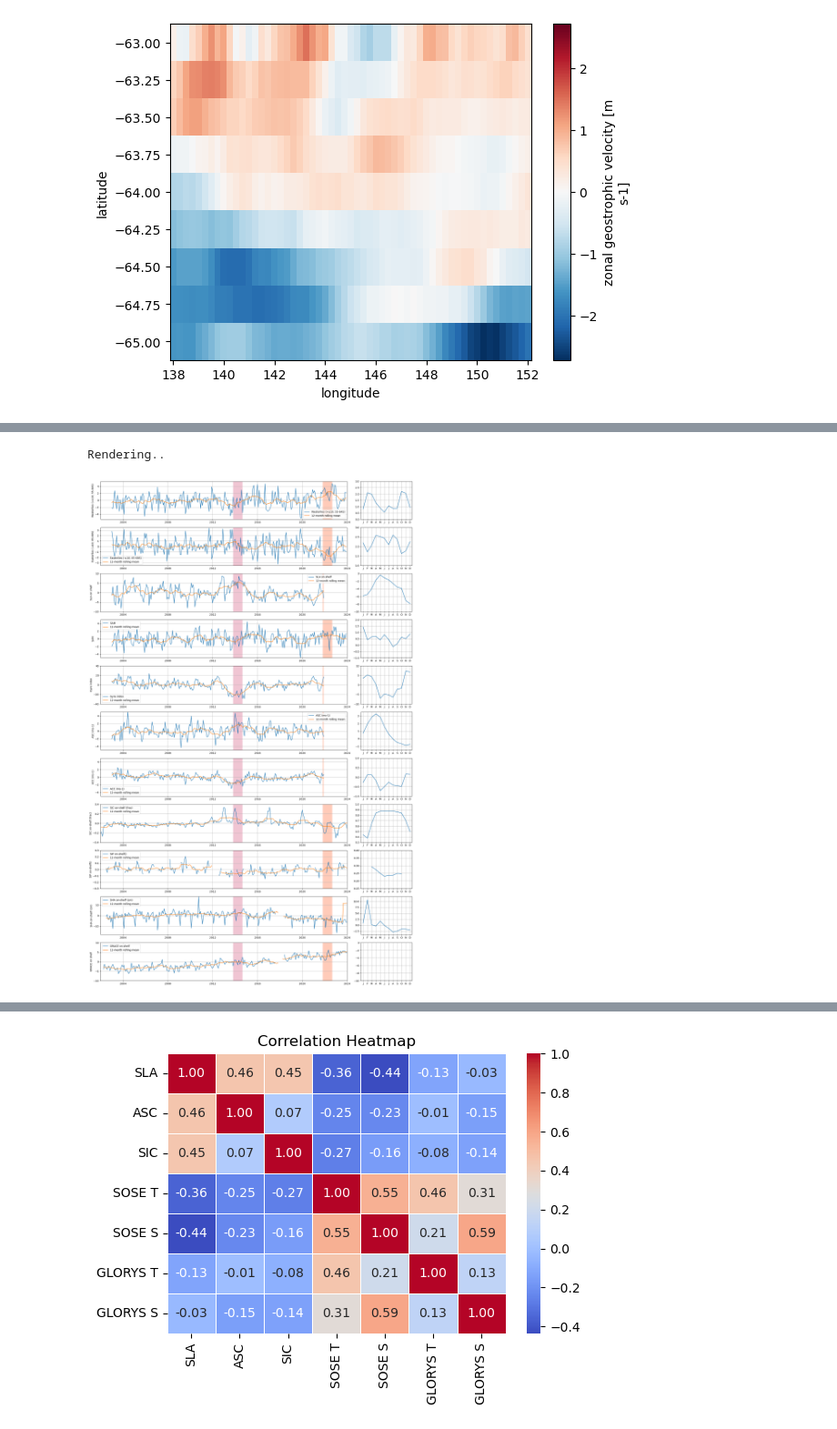
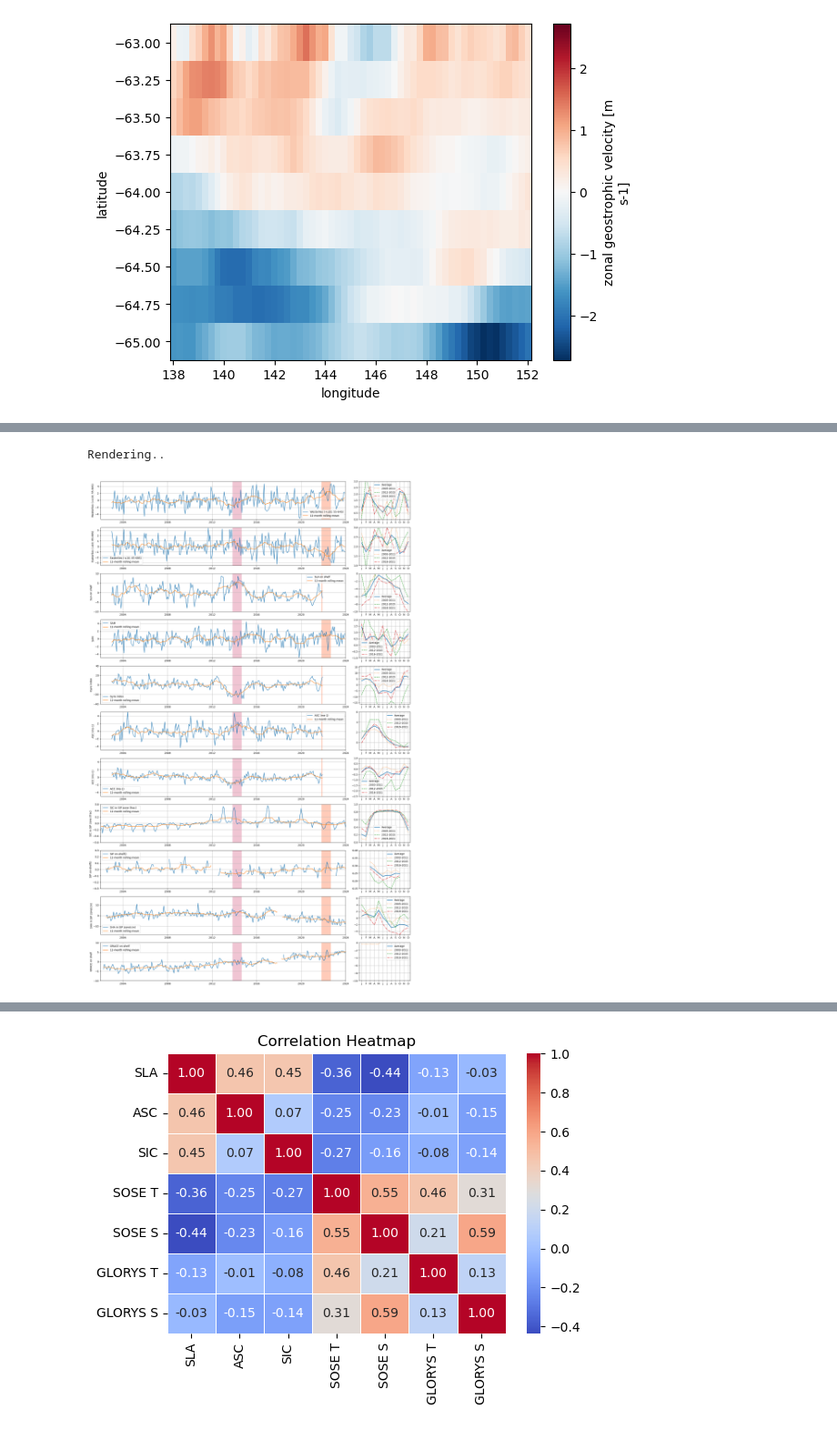
Before and after one commit to eejco/thesis_c3, a Jupyter notebook: slope_index copy.ipynb, the cells around one changed output, grey strips where cells are left out. Shown at 91% size. Cells and saved outputs as stored; diff of their text form; code cells hidden in the pictures.

Commit message:
sip plots

```diff
--- a/slope_index copy.ipynb
+++ b/slope_index copy.ipynb
@@ -33,13 +38,13 @@ sha_ds_sla = StericHeight(ssh_ref='DOT',
                       ssh=dotds.dot,#sla_,#SLA(deg=1).da,
                       msl=None,
                       lwe=lwe_ds.lwe_thickness
-                      ).get_sha()
+                      ).get_sha().sel(time=slice(dotds.time[0],pd.Timestamp(2024,1,1)))
 # %%
 gyre_index = xr.open_dataarray('gyre_index.nc')
 # %%
 extent_ac = [138,152,-68,-63]
 extent_ea = [60,160,-70,-60]
-extent_polynya = [140,145,-67,-66]
+extent_sip= [140,146,-67,-66.5]
 
 elevation_ea = elevation_.sel(latitude = slice(extent_ea[2], extent_ea[3]), longitude = slice(extent_ea[0],extent_ea[1]))
 elevation_ac = elevation_.sel(latitude = slice(extent_ac[2], extent_ac[3]), longitude = slice(extent_ac[0],extent_ac[1]))
@@ -92,6 +97,8 @@ region_ea = Region('EA',extent_ea)
 
 extent_gyre = [145,149,-66.5,-65.5]
 region_gyre = Region('Gyre',extent=extent_gyre)
+
+region_sip = Region('SIP',extent_sip)
 
 winds_ea = region_ea.crop_da(winds_)
 
@@ -101,10 +108,10 @@ sla_gyre = region_gyre.crop_da(sla_)
 winds = region_ac.crop_da(winds_)
 dot =region_ac.crop_da(dotds)
 sice = region_ac.crop_da(sice_)
-sic_shelf = region_ac_shelf.crop_da(sice_)
+sic_sip = region_sip.crop_da(sice_)
 sip_shelf = sip.where(sip.elevation > -1000,drop=True)
 lwe_shelf = region_ac_shelf.crop_da(lwe_ds)
-sha_shelf = region_ac_shelf.crop_da(sha_ds_sla)
+sha_sip = region_sip.crop_da(sha_ds_sla)
 
 # filter dodgy sla signal
 lonboo = sla.longitude < 147
@@ -159,10 +166,10 @@ westl = winds.u10.sel(latitude=slice(-64,-55)).mean(['latitude','longitude'])
 acc = geos.u10.sel(latitude=slice(-65,-63)).mean(['latitude','longitude'])
 # coastal ssh
 cssh = sla_shelf.mean(['latitude','longitude'])
-csic = sic_shelf.mean(['latitude','longitude'])
+csic = sic_sip.mean(['latitude','longitude'])
 gssh = sla_gyre.mean(['latitude','longitude'])
 # sha & grace
-csha = sha_shelf.sha.mean(['latitude','longitude'])
+csha = sha_sip.sha.mean(['latitude','longitude'])
 clwe = lwe_shelf.lwe_thickness.mean(['latitude','longitude'])
 csip = sip_shelf.mean('index').broadcast_like(csha.time)
 # %%
@@ -282,4 +379,10 @@ Coordinates:
 # %%
+t0 = acc.time[0]
+t1 = pd.Timestamp(2012,12,31)
+t2 = pd.Timestamp(2015,12,31)
+t3 = acc.time[-1]
+
+
 fig = plt.figure(figsize=(18,28))
 axs=[]
 
@@ -296,6 +399,10 @@ def add_row(n,var,varname,ylim=[-16,16],ylim_cmt=[-7,7],anom=False):
         da = var
 
     cmt = da.groupby('time.month').mean()
+
+    cmt1 = da.sel(time=slice(t0,t1)).groupby('time.month').mean()
+    cmt2 = da.sel(time=slice(t1,t2)).groupby('time.month').mean()
+    cmt3 = da.sel(time=slice(t2,t3)).groupby('time.month').mean()
 
     ax = axs[(n*2)]
 
@@ -315,37 +422,42 @@ def add_row(n,var,varname,ylim=[-16,16],ylim_cmt=[-7,7],anom=False):
     for y,c in zip([2013, 2021],['palevioletred','coral']):#@2007,2011,2014,2017],colors):
         t1a = pd.Timestamp(y,10,1)
         t1b = pd.Timestamp(y+1,10,1)
         tboo = (da.time > t1a) & (da.time < t1b)
 
         ax.fill_between(da.time, ylim[0],ylim[1], where=tboo, alpha=0.4, facecolor=c,label='spring '+str(y))
 
     ax = axs[(n*2)+1]
 
-    ax.plot(cmt.month,cmt)
+    ax.plot(cmt.month,cmt,linewidth=2,label='Average')
+
+    ax.plot(cmt.month,cmt1,linestyle=':',label='2003-2011')
+    ax.plot(cmt.month,cmt2,linestyle='--',label='2012-2015')
+    ax.plot(cmt.month,cmt3,linestyle='-.',label='2016-2021')
     ax.set_ylim(ylim_cmt)
     ax.grid()
     ax.set_xticks(cmt.month,labels=['J','F','M','A','M','J','J','A','S','O','N','D'])
     ax.set_xlim([0.5,12.5])
+    ax.legend()
 
 
 
 add_row(0,westl,'Westerlies (+u10; 55-64S)',anom=True,ylim=[-5.5,5.5],ylim_cmt=[0,3])
 add_row(1,eastl,'Easterlies (-u10; 65-68S)',anom=True,ylim=[-3.5,3.5],ylim_cmt=[1,3])
 add_row(2,cssh,'SLA on shelf',anom=True,ylim=[-10,10],ylim_cmt=[-10,0])
 add_row(3,sam,'SAM',anom=True,ylim=[-5,5],ylim_cmt=[-1,2])
-add_row(4,gyre_index,'Gyre index',anom=True,ylim=[-40,40],ylim_cmt=[-10,10])
-add_row(5,asc,'ASC (ms-1)',anom=True,ylim=[-5,5],ylim_cmt=[-1.5,3.5]) # (geostrophic gradient on slope)
-add_row(6,acc,'ACC (ms-1)',anom=True,ylim=[-5,5],ylim_cmt=[-1,1]) # (geostrophic gradient at 63-65S)
-add_row(7,csic,'SIC on-shelf (frac)',anom=True,ylim=[-0.4,0.4],ylim_cmt=[0.3,1])
+add_row(4,gyre_index,'Gyre index',anom=True,ylim=[-40,40],ylim_cmt=[-16,16])
+add_row(5,asc,'ASC (ms-1)',anom=True,ylim=[-5,5],ylim_cmt=[-1.5,6]) # (geostrophic gradient on slope)
+add_row(6,acc,'ACC (ms-1)',anom=True,ylim=[-5,5],ylim_cmt=[-2.5,1]) # (geostrophic gradient at 63-65S)
+add_row(7,csic,'SIC in SIP zone (frac)',anom=True,ylim=[-0.6,0.6],ylim_cmt=[0,1])
 add_row(8,csip,'SIP on-shelf()',anom=True,ylim=[-0.3,0.3],ylim_cmt=[0.15,0.4])
-add_row(9,csha,'SHA on-shelf (cm)',anom=True,ylim=[-18,18],ylim_cmt=[-4,12])
+add_row(9,csha,'SHA in SIP zone(cm)',anom=True,ylim=[-18,18],ylim_cmt=[-5,6.5])
 add_row(10,clwe,'GRACE on shelf',anom=True,ylim=[-10,10],ylim_cmt=[-10,0])
 
 
 
 
 plt.tight_layout()
 print('Rendering..')
 # %% [output]
 Rendering..
-[figure, old version]
+[figure, new version]
```
Also changed, not shown: parts of 16 cells of this notebook, 7 other files.
